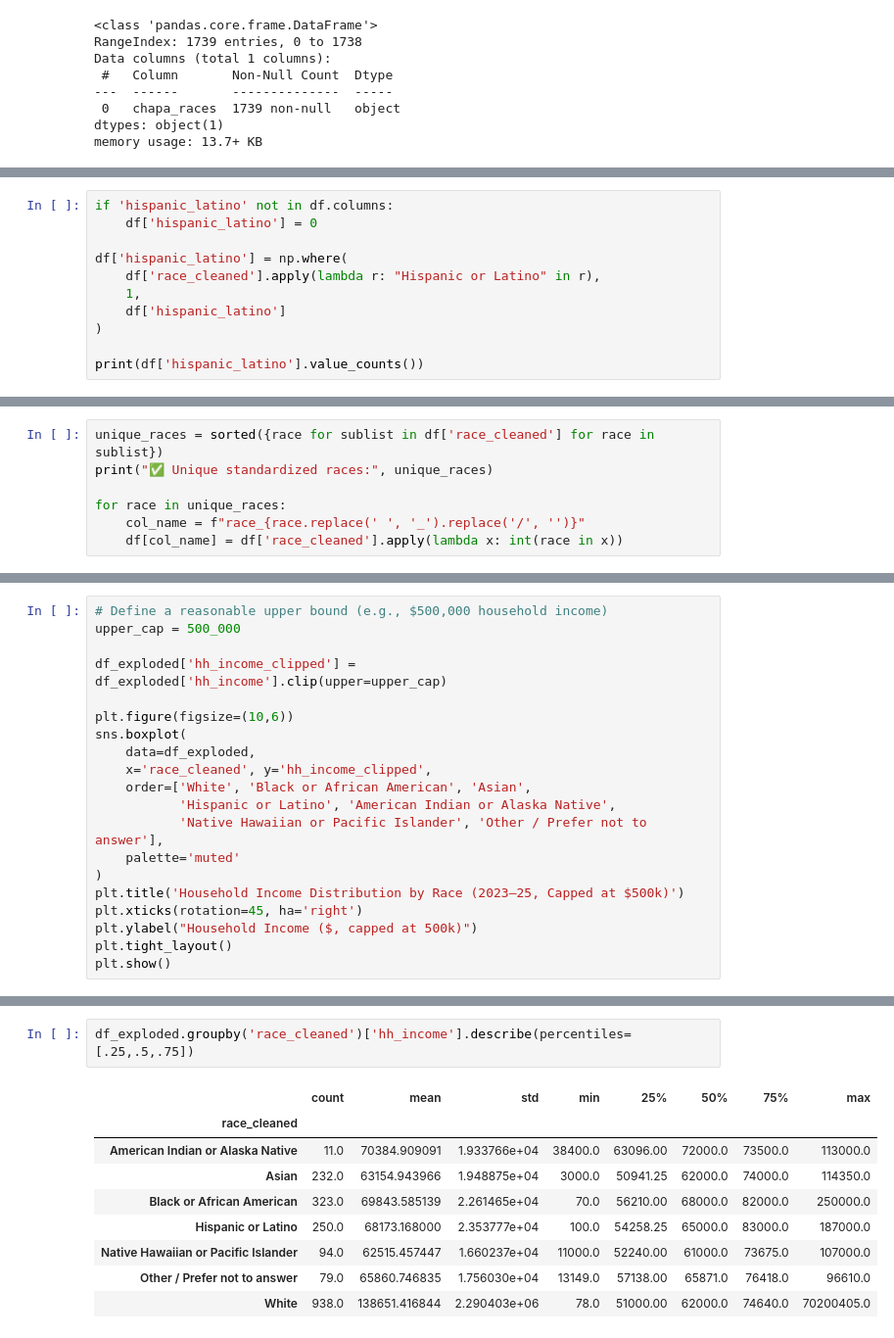
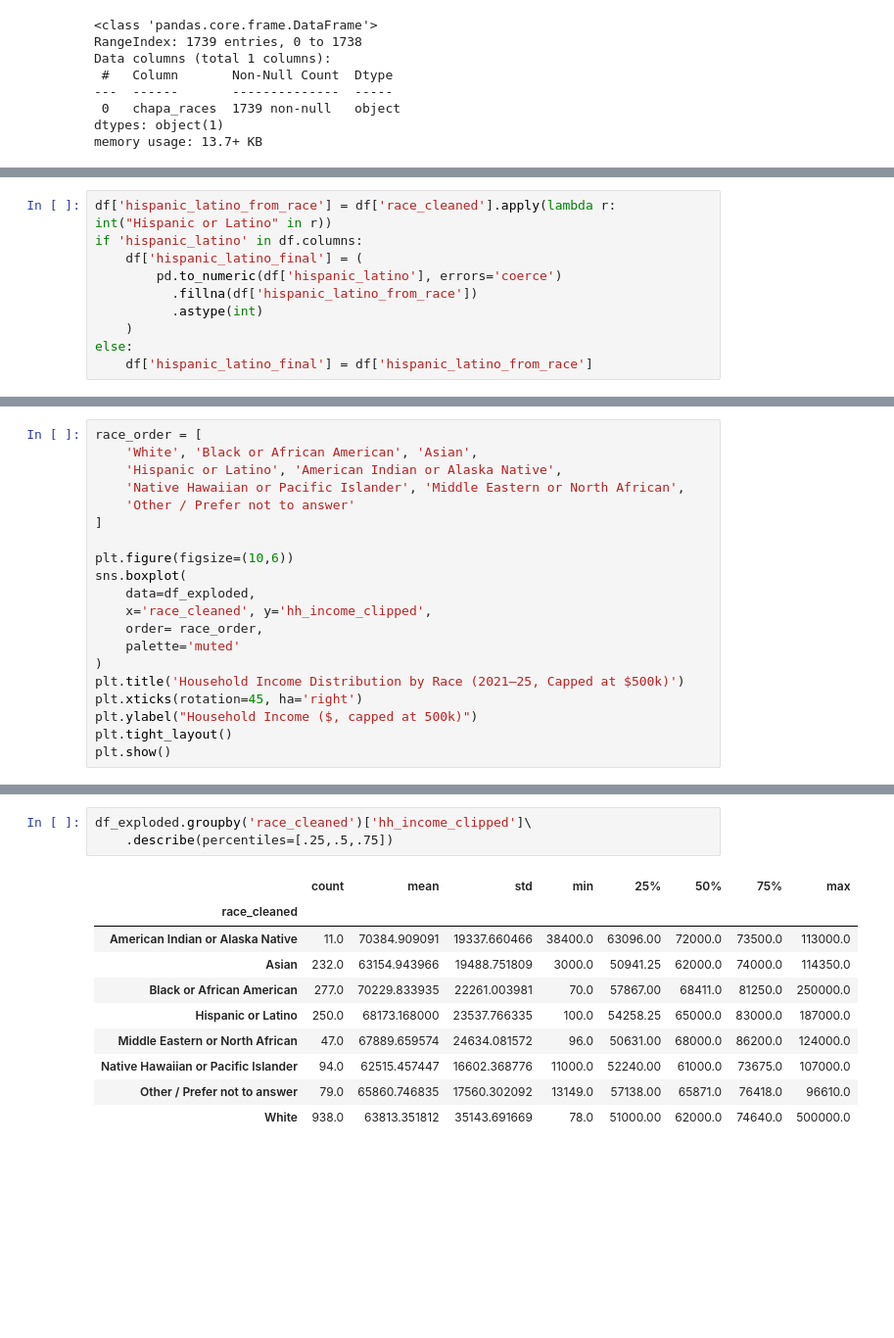
Before and after one commit to BU-Spark/pitne-affordable-housing-efficacy, a Jupyter notebook: fa25-team-a/eda/Rohan_EDA_RaceCleaning_2021_25.ipynb, the cells around one changed output, grey strips where cells are left out. Shown at 98% size. Cells and saved outputs as stored; diff of their text form; blank space fills up the shorter version.

```diff
--- a/fa25-team-a/eda/Rohan_EDA_RaceCleaning_2021_25.ipynb
+++ b/fa25-team-a/eda/Rohan_EDA_RaceCleaning_2021_25.ipynb
@@ -109,11 +204,10 @@ df[df['race_type'] == "Multiracial"][['chapa_races', 'race_list', 'race_cleaned'
 # %%
-if 'hispanic_latino' not in df.columns:
-    df['hispanic_latino'] = 0
-
-df['hispanic_latino'] = np.where(
-    df['race_cleaned'].apply(lambda r: "Hispanic or Latino" in r),
-    1,
-    df['hispanic_latino']
-)
-
-print(df['hispanic_latino'].value_counts())
+df['hispanic_latino_from_race'] = df['race_cleaned'].apply(lambda r: int("Hispanic or Latino" in r))
+if 'hispanic_latino' in df.columns:
+    df['hispanic_latino_final'] = (
+        pd.to_numeric(df['hispanic_latino'], errors='coerce')
+          .fillna(df['hispanic_latino_from_race'])
+          .astype(int)
+    )
+else:
+    df['hispanic_latino_final'] = df['hispanic_latino_from_race']
@@ -125,7 +213,0 @@ Name: count, dtype: int64
-# %%
-unique_races = sorted({race for sublist in df['race_cleaned'] for race in sublist})
-print("✅ Unique standardized races:", unique_races)
-
-for race in unique_races:
-    col_name = f"race_{race.replace(' ', '_').replace('/', '')}"
-    df[col_name] = df['race_cleaned'].apply(lambda x: int(race in x))
@@ -217,21 +296,21 @@ df_exploded[['race_cleaned', 'hh_income_clipped']].head()
 | 3 | White | 20299.0 |
 | 4 | White | 41000.0 |
 # %%
-# Define a reasonable upper bound (e.g., $500,000 household income)
-upper_cap = 500_000
-
-df_exploded['hh_income_clipped'] = df_exploded['hh_income'].clip(upper=upper_cap)
+race_order = [
+    'White', 'Black or African American', 'Asian',
+    'Hispanic or Latino', 'American Indian or Alaska Native',
+    'Native Hawaiian or Pacific Islander', 'Middle Eastern or North African',
+    'Other / Prefer not to answer'
+]
 
 plt.figure(figsize=(10,6))
 sns.boxplot(
     data=df_exploded,
     x='race_cleaned', y='hh_income_clipped',
-    order=['White', 'Black or African American', 'Asian',
-           'Hispanic or Latino', 'American Indian or Alaska Native',
-           'Native Hawaiian or Pacific Islander', 'Other / Prefer not to answer'],
+    order= race_order,
     palette='muted'
 )
-plt.title('Household Income Distribution by Race (2023–25, Capped at $500k)')
+plt.title('Household Income Distribution by Race (2021–25, Capped at $500k)')
 plt.xticks(rotation=45, ha='right')
 plt.ylabel("Household Income ($, capped at 500k)")
 plt.tight_layout()
@@ -244,12 +323,14 @@ Passing `palette` without assigning `hue` is deprecated and will be removed in v
 # %%
-df_exploded.groupby('race_cleaned')['hh_income'].describe(percentiles=[.25,.5,.75])
+df_exploded.groupby('race_cleaned')['hh_income_clipped']\
+    .describe(percentiles=[.25,.5,.75])
 # %% [output]
 |  | count | mean | std | min | 25% | 50% | 75% | max |
 | race_cleaned |  |  |  |  |  |  |  |  |
-| American Indian or Alaska Native | 11.0 | 70384.909091 | 1.933766e+04 | 38400.0 | 63096.00 | 72000.0 | 73500.0 | 113000.0 |
-| Asian | 232.0 | 63154.943966 | 1.948875e+04 | 3000.0 | 50941.25 | 62000.0 | 74000.0 | 114350.0 |
-| Black or African American | 323.0 | 69843.585139 | 2.261465e+04 | 70.0 | 56210.00 | 68000.0 | 82000.0 | 250000.0 |
-| Hispanic or Latino | 250.0 | 68173.168000 | 2.353777e+04 | 100.0 | 54258.25 | 65000.0 | 83000.0 | 187000.0 |
-| Native Hawaiian or Pacific Islander | 94.0 | 62515.457447 | 1.660237e+04 | 11000.0 | 52240.00 | 61000.0 | 73675.0 | 107000.0 |
-| Other / Prefer not to answer | 79.0 | 65860.746835 | 1.756030e+04 | 13149.0 | 57138.00 | 65871.0 | 76418.0 | 96610.0 |
-| White | 938.0 | 138651.416844 | 2.290403e+06 | 78.0 | 51000.00 | 62000.0 | 74640.0 | 70200405.0 |
+| American Indian or Alaska Native | 11.0 | 70384.909091 | 19337.660466 | 38400.0 | 63096.00 | 72000.0 | 73500.0 | 113000.0 |
+| Asian | 232.0 | 63154.943966 | 19488.751809 | 3000.0 | 50941.25 | 62000.0 | 74000.0 | 114350.0 |
+| Black or African American | 277.0 | 70229.833935 | 22261.003981 | 70.0 | 57867.00 | 68411.0 | 81250.0 | 250000.0 |
+| Hispanic or Latino | 250.0 | 68173.168000 | 23537.766335 | 100.0 | 54258.25 | 65000.0 | 83000.0 | 187000.0 |
+| Middle Eastern or North African | 47.0 | 67889.659574 | 24634.081572 | 96.0 | 50631.00 | 68000.0 | 86200.0 | 124000.0 |
+| Native Hawaiian or Pacific Islander | 94.0 | 62515.457447 | 16602.368776 | 11000.0 | 52240.00 | 61000.0 | 73675.0 | 107000.0 |
+| Other / Prefer not to answer | 79.0 | 65860.746835 | 17560.302092 | 13149.0 | 57138.00 | 65871.0 | 76418.0 | 96610.0 |
+| White | 938.0 | 63813.351812 | 35143.691669 | 78.0 | 51000.00 | 62000.0 | 74640.0 | 500000.0 |
```
Also changed, not shown: parts of 22 cells of this notebook.
